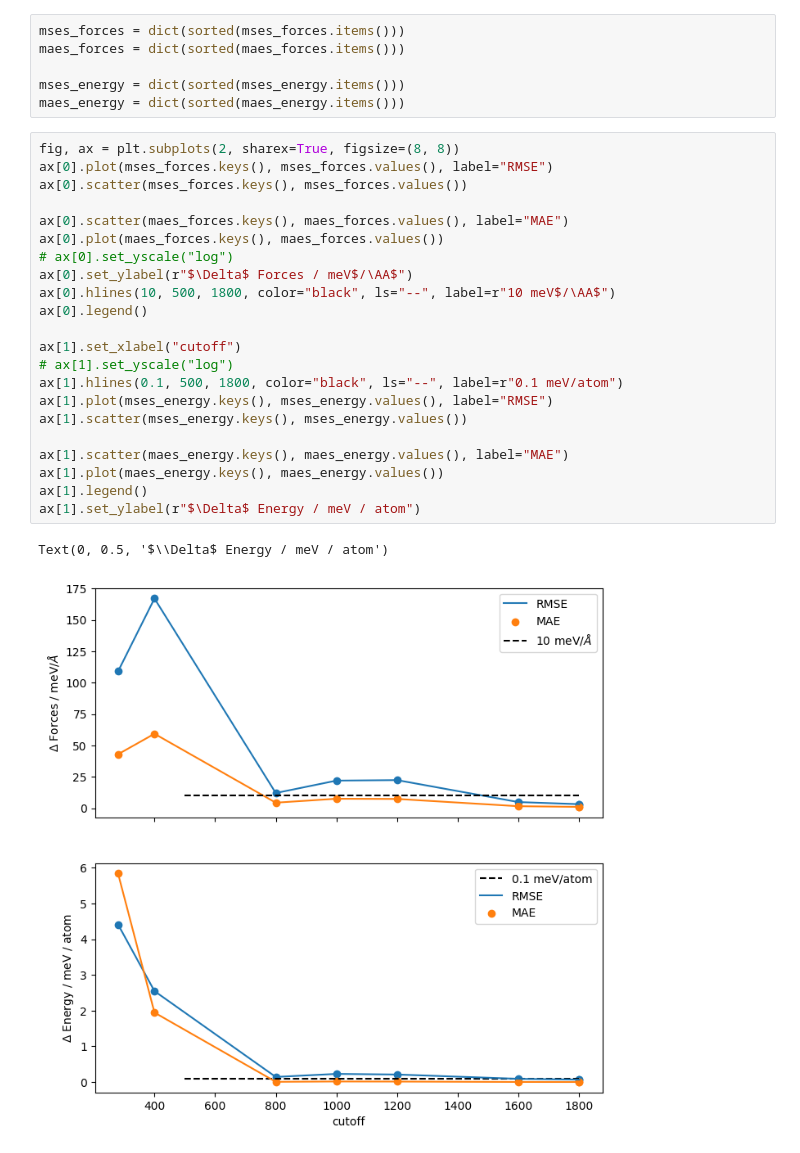
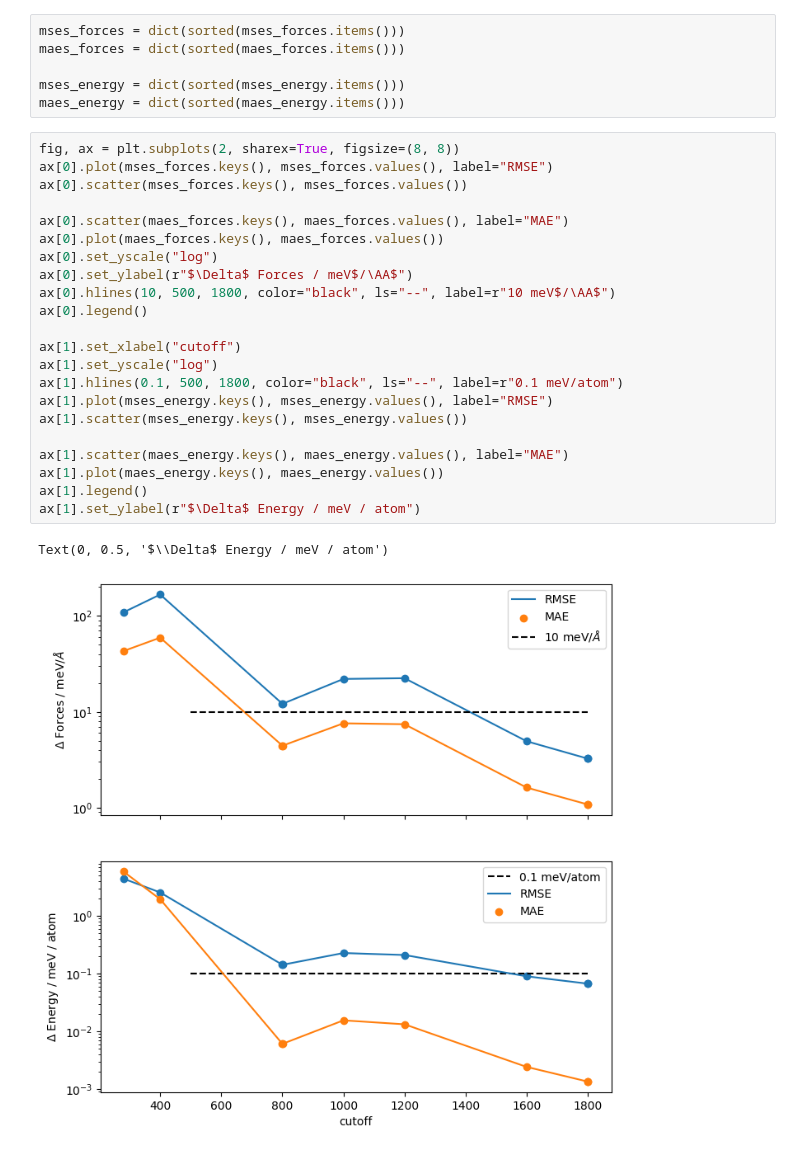
Before and after one commit to IPSProjects/BMIM-BF4, a Jupyter notebook: analyse.ipynb, the cells around one changed output. Cells and saved outputs as stored; diff of their text form.

```diff
--- a/analyse.ipynb
+++ b/analyse.ipynb
@@ -47,25 +47,25 @@ maes_energy = dict(sorted(maes_energy.items()))
 # %%
 fig, ax = plt.subplots(2, sharex=True, figsize=(8, 8))
 ax[0].plot(mses_forces.keys(), mses_forces.values(), label="RMSE")
 ax[0].scatter(mses_forces.keys(), mses_forces.values())
 
 ax[0].scatter(maes_forces.keys(), maes_forces.values(), label="MAE")
 ax[0].plot(maes_forces.keys(), maes_forces.values())
-# ax[0].set_yscale("log")
+ax[0].set_yscale("log")
 ax[0].set_ylabel(r"$\Delta$ Forces / meV$/\AA$")
 ax[0].hlines(10, 500, 1800, color="black", ls="--", label=r"10 meV$/\AA$")
 ax[0].legend()
 
 ax[1].set_xlabel("cutoff")
-# ax[1].set_yscale("log")
+ax[1].set_yscale("log")
 ax[1].hlines(0.1, 500, 1800, color="black", ls="--", label=r"0.1 meV/atom")
 ax[1].plot(mses_energy.keys(), mses_energy.values(), label="RMSE")
 ax[1].scatter(mses_energy.keys(), mses_energy.values())
 
 ax[1].scatter(maes_energy.keys(), maes_energy.values(), label="MAE")
 ax[1].plot(maes_energy.keys(), maes_energy.values())
 ax[1].legend()
 ax[1].set_ylabel(r"$\Delta$ Energy / meV / atom")
 # %% [output]
 Text(0, 0.5, '$\\Delta$ Energy / meV / atom')
-[figure, old version]
+[figure, new version]
```
Also changed, not shown: parts of 1 cell of this notebook, 3 other files.
